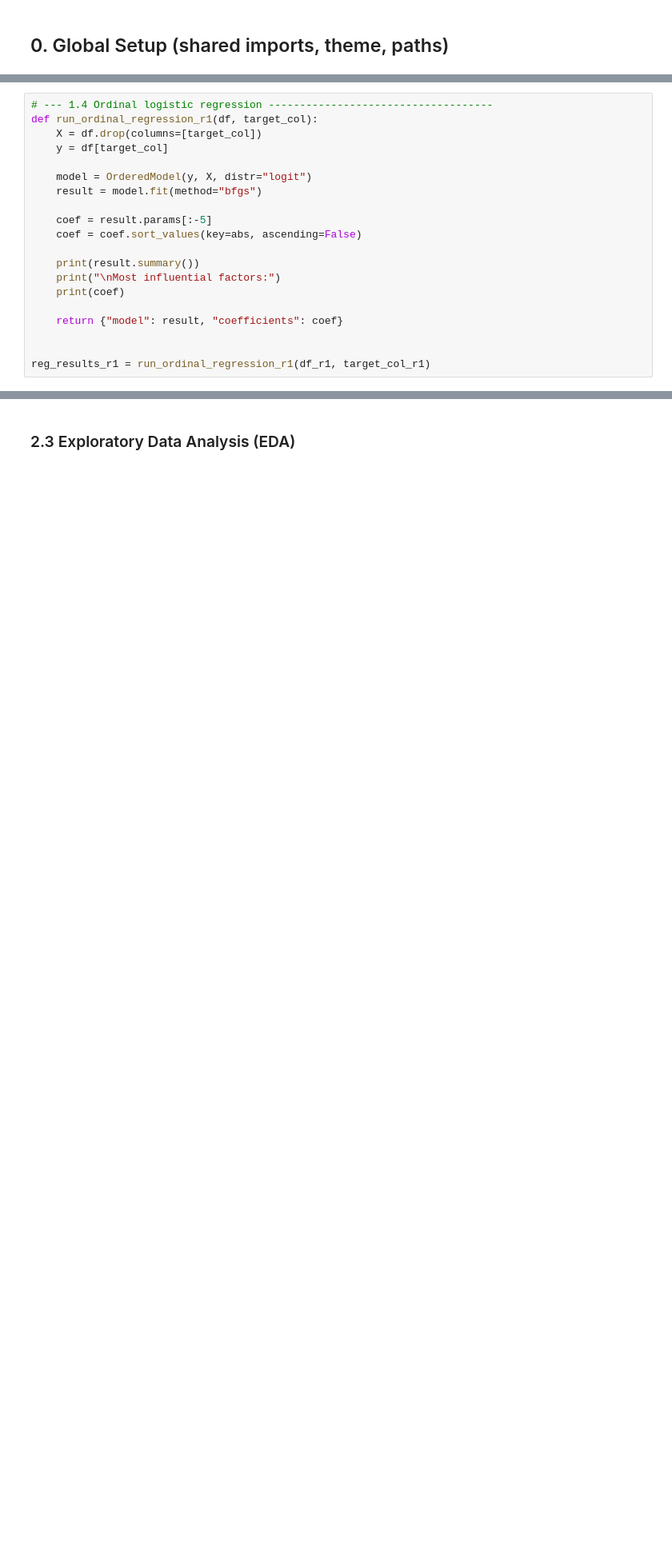
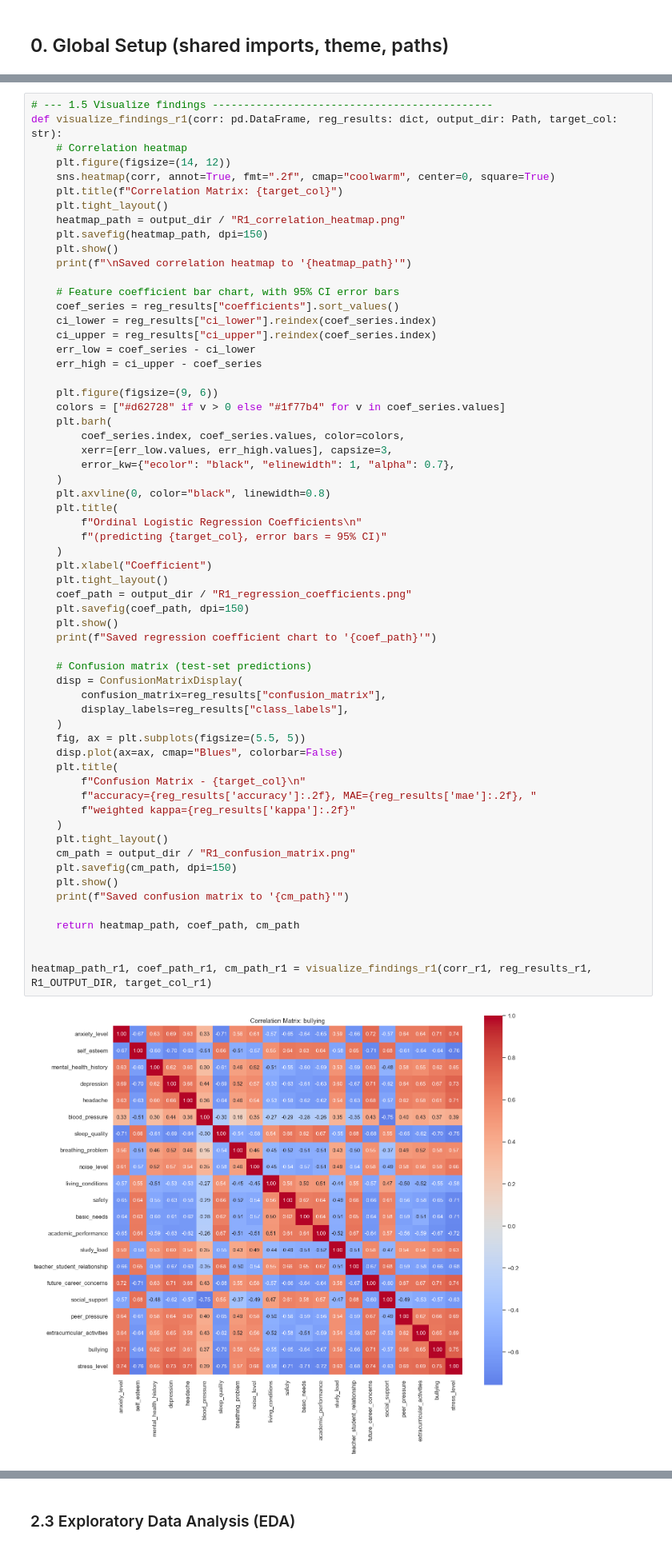
Before and after one commit to WONGYONGBIN/Bullying_Analysis, a Jupyter notebook: BTPR3203_Bullying_Analysis.ipynb, the cells around one changed output, grey strips where cells are left out. Shown at 80% size. Drawn from its saved outputs; the diff is of its cells as text; blank space fills up the shorter version.

```diff
--- a/BTPR3203_Bullying_Analysis.ipynb
+++ b/BTPR3203_Bullying_Analysis.ipynb
@@ -167,20 +47,0 @@ Name: bullying, dtype: float64
-# %%
-# --- 1.4 Ordinal logistic regression ------------------------------------
-def run_ordinal_regression_r1(df, target_col):
-    X = df.drop(columns=[target_col])
-    y = df[target_col]
-
-    model = OrderedModel(y, X, distr="logit")
-    result = model.fit(method="bfgs")
-
-    coef = result.params[:-5]
-    coef = coef.sort_values(key=abs, ascending=False)
-
-    print(result.summary())
-    print("\nMost influential factors:")
-    print(coef)
-
-    return {"model": result, "coefficients": coef}
-
-
-reg_results_r1 = run_ordinal_regression_r1(df_r1, target_col_r1)
@@ -256,0 +294,63 @@ RQ1 analysis complete.
+# %%
+# --- 1.5 Visualize findings ---------------------------------------------
+def visualize_findings_r1(corr: pd.DataFrame, reg_results: dict, output_dir: Path, target_col: str):
+    # Correlation heatmap
+    plt.figure(figsize=(14, 12))
+    sns.heatmap(corr, annot=True, fmt=".2f", cmap="coolwarm", center=0, square=True)
+    plt.title(f"Correlation Matrix: {target_col}")
+    plt.tight_layout()
+    heatmap_path = output_dir / "R1_correlation_heatmap.png"
+    plt.savefig(heatmap_path, dpi=150)
+    plt.show()
+    print(f"\nSaved correlation heatmap to '{heatmap_path}'")
+
+    # Feature coefficient bar chart, with 95% CI error bars
+    coef_series = reg_results["coefficients"].sort_values()
+    ci_lower = reg_results["ci_lower"].reindex(coef_series.index)
+    ci_upper = reg_results["ci_upper"].reindex(coef_series.index)
+    err_low = coef_series - ci_lower
+    err_high = ci_upper - coef_series
+
+    plt.figure(figsize=(9, 6))
+    colors = ["#d62728" if v > 0 else "#1f77b4" for v in coef_series.values]
+    plt.barh(
+        coef_series.index, coef_series.values, color=colors,
+        xerr=[err_low.values, err_high.values], capsize=3,
+        error_kw={"ecolor": "black", "elinewidth": 1, "alpha": 0.7},
+    )
+    plt.axvline(0, color="black", linewidth=0.8)
+    plt.title(
+        f"Ordinal Logistic Regression Coefficients\n"
+        f"(predicting {target_col}, error bars = 95% CI)"
+    )
+    plt.xlabel("Coefficient")
+    plt.tight_layout()
+    coef_path = output_dir / "R1_regression_coefficients.png"
+    plt.savefig(coef_path, dpi=150)
+    plt.show()
+    print(f"Saved regression coefficient chart to '{coef_path}'")
+
+    # Confusion matrix (test-set predictions)
+    disp = ConfusionMatrixDisplay(
+        confusion_matrix=reg_results["confusion_matrix"],
+        display_labels=reg_results["class_labels"],
+    )
+    fig, ax = plt.subplots(figsize=(5.5, 5))
+    disp.plot(ax=ax, cmap="Blues", colorbar=False)
+    plt.title(
+        f"Confusion Matrix - {target_col}\n"
+        f"accuracy={reg_results['accuracy']:.2f}, MAE={reg_results['mae']:.2f}, "
+        f"weighted kappa={reg_results['kappa']:.2f}"
+    )
+    plt.tight_layout()
+    cm_path = output_dir / "R1_confusion_matrix.png"
+    plt.savefig(cm_path, dpi=150)
+    plt.show()
+    print(f"Saved confusion matrix to '{cm_path}'")
+
+    return heatmap_path, coef_path, cm_path
+
+
+heatmap_path_r1, coef_path_r1, cm_path_r1 = visualize_findings_r1(corr_r1, reg_results_r1, R1_OUTPUT_DIR, target_col_r1)
+# %% [output]
+[figure, added]
```
Also changed, not shown: parts of 16 cells of this notebook, 4 other files.
